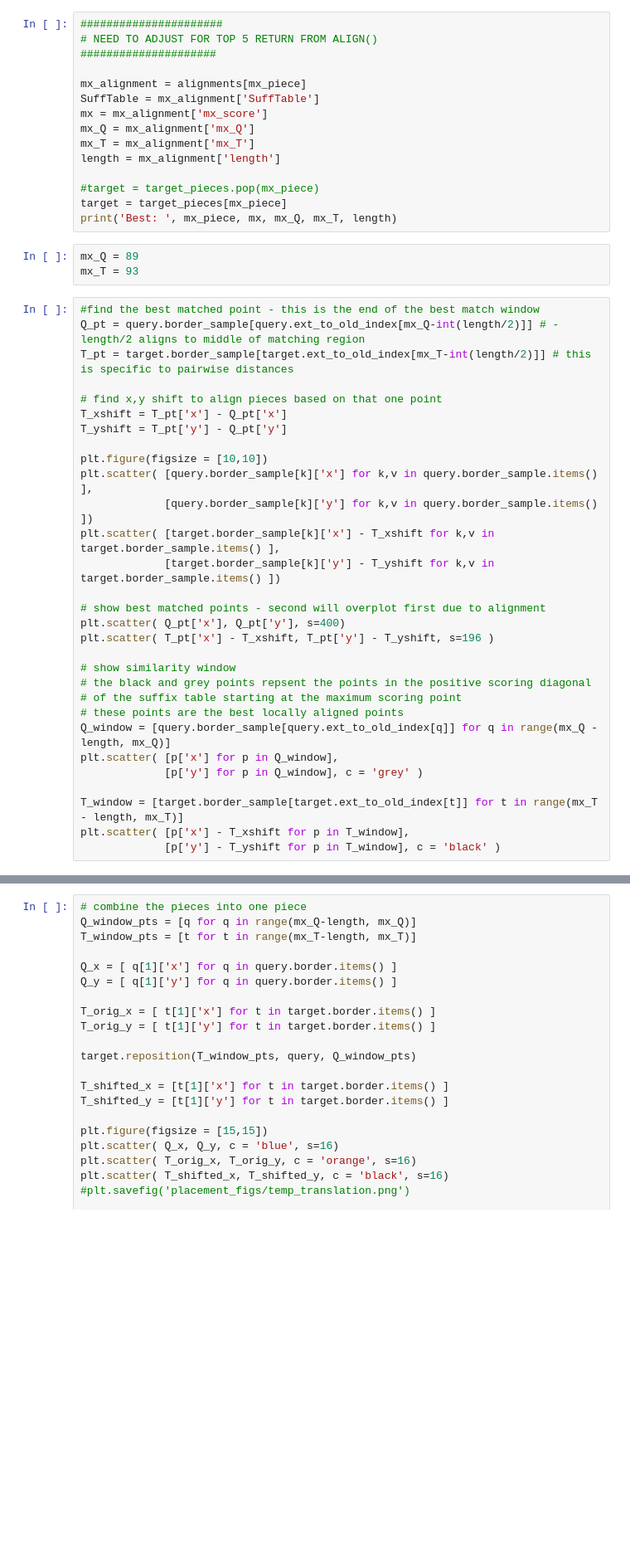
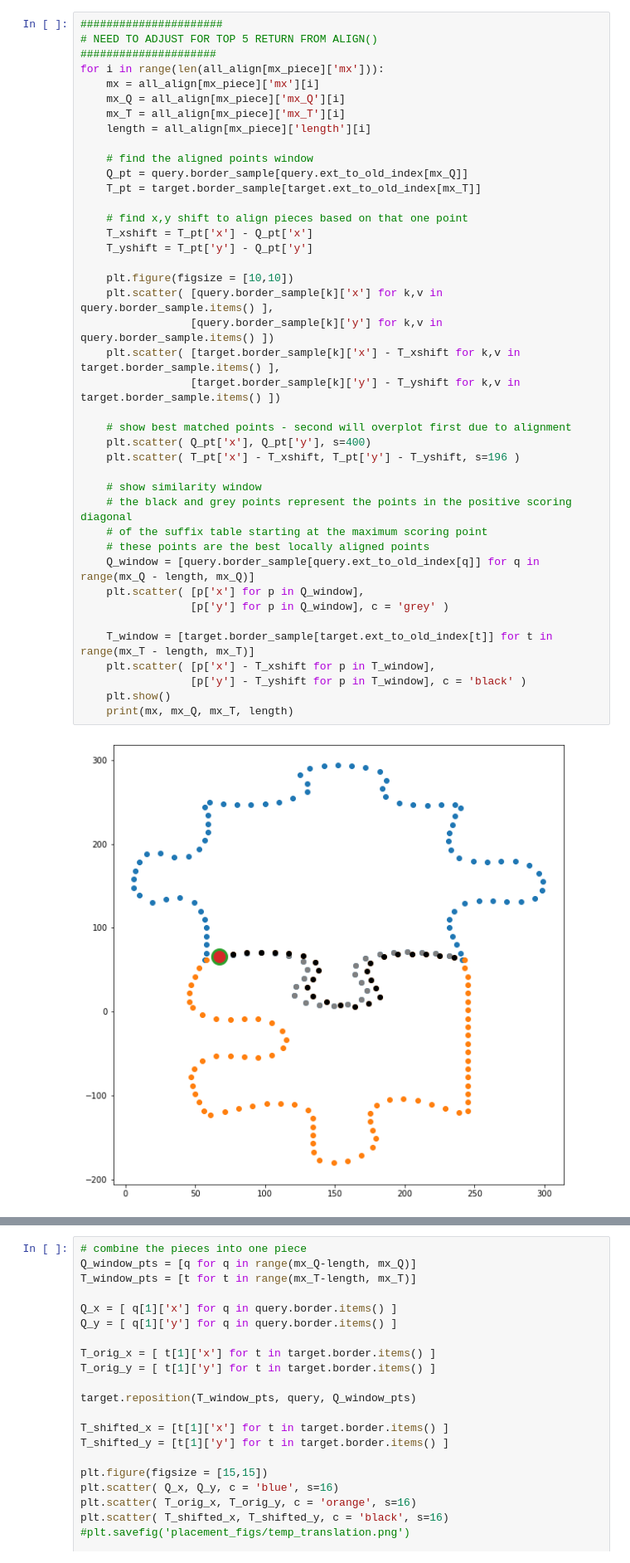
Before and after one commit to KirkDCO/JigSolve, a Jupyter notebook: general_design/3x3_Top5Hits.ipynb, the cells around one changed output, grey strips where cells are left out. Shown at 83% size. Drawn from its saved outputs; the diff is of its cells as text; blank space fills up the shorter version.

```diff
--- a/general_design/3x3_Top5Hits.ipynb
+++ b/general_design/3x3_Top5Hits.ipynb
@@ -84,48 +64,43 @@ alignments
-# %%
-######################
-# NEED TO ADJUST FOR TOP 5 RETURN FROM ALIGN()
-#####################
-
-mx_alignment = alignments[mx_piece]
-SuffTable = mx_alignment['SuffTable']
-mx = mx_alignment['mx_score']
-mx_Q = mx_alignment['mx_Q']
-mx_T = mx_alignment['mx_T']
-length = mx_alignment['length']
-
-#target = target_pieces.pop(mx_piece)
-target = target_pieces[mx_piece]
-print('Best: ', mx_piece, mx, mx_Q, mx_T, length)
-# %%
-mx_Q = 89
-mx_T = 93
 # %%
-#find the best matched point - this is the end of the best match window
-Q_pt = query.border_sample[query.ext_to_old_index[mx_Q-int(length/2)]] # -length/2 aligns to middle of matching region
-T_pt = target.border_sample[target.ext_to_old_index[mx_T-int(length/2)]] # this is specific to pairwise distances
+######################
+# NEED TO ADJUST FOR TOP 5 RETURN FROM ALIGN()
+#####################
+for i in range(len(all_align[mx_piece]['mx'])):
+    mx = all_align[mx_piece]['mx'][i]
+    mx_Q = all_align[mx_piece]['mx_Q'][i]
+    mx_T = all_align[mx_piece]['mx_T'][i]
+    length = all_align[mx_piece]['length'][i]
 
-# find x,y shift to align pieces based on that one point
-T_xshift = T_pt['x'] - Q_pt['x']
-T_yshift = T_pt['y'] - Q_pt['y']
+    # find the aligned points window
+    Q_pt = query.border_sample[query.ext_to_old_index[mx_Q]]
+    T_pt = target.border_sample[target.ext_to_old_index[mx_T]]
 
-plt.figure(figsize = [10,10])
-plt.scatter( [query.border_sample[k]['x'] for k,v in query.border_sample.items() ],
-             [query.border_sample[k]['y'] for k,v in query.border_sample.items() ])
-plt.scatter( [target.border_sample[k]['x'] - T_xshift for k,v in target.border_sample.items() ],
-             [target.border_sample[k]['y'] - T_yshift for k,v in target.border_sample.items() ])
+    # find x,y shift to align pieces based on that one point
+    T_xshift = T_pt['x'] - Q_pt['x']
+    T_yshift = T_pt['y'] - Q_pt['y']
 
-# show best matched points - second will overplot first due to alignment
-plt.scatter( Q_pt['x'], Q_pt['y'], s=400)
-plt.scatter( T_pt['x'] - T_xshift, T_pt['y'] - T_yshift, s=196 )
+    plt.figure(figsize = [10,10])
+    plt.scatter( [query.border_sample[k]['x'] for k,v in query.border_sample.items() ],
+                 [query.border_sample[k]['y'] for k,v in query.border_sample.items() ])
+    plt.scatter( [target.border_sample[k]['x'] - T_xshift for k,v in target.border_sample.items() ],
+                 [target.border_sample[k]['y'] - T_yshift for k,v in target.border_sample.items() ])
 
-# show similarity window
-# the black and grey points repsent the points in the positive scoring diagonal
-# of the suffix table starting at the maximum scoring point
-# these points are the best locally aligned points
-Q_window = [query.border_sample[query.ext_to_old_index[q]] for q in range(mx_Q - length, mx_Q)]
-plt.scatter( [p['x'] for p in Q_window],
-             [p['y'] for p in Q_window], c = 'grey' )
+    # show best matched points - second will overplot first due to alignment
+    plt.scatter( Q_pt['x'], Q_pt['y'], s=400)
+    plt.scatter( T_pt['x'] - T_xshift, T_pt['y'] - T_yshift, s=196 )
 
-T_window = [target.border_sample[target.ext_to_old_index[t]] for t in range(mx_T - length, mx_T)]
-plt.scatter( [p['x'] - T_xshift for p in T_window],
-             [p['y'] - T_yshift for p in T_window], c = 'black' )
+    # show similarity window
+    # the black and grey points represent the points in the positive scoring diagonal
+    # of the suffix table starting at the maximum scoring point
+    # these points are the best locally aligned points
+    Q_window = [query.border_sample[query.ext_to_old_index[q]] for q in range(mx_Q - length, mx_Q)]
+    plt.scatter( [p['x'] for p in Q_window],
+                 [p['y'] for p in Q_window], c = 'grey' )
+
+    T_window = [target.border_sample[target.ext_to_old_index[t]] for t in range(mx_T - length, mx_T)]
+    plt.scatter( [p['x'] - T_xshift for p in T_window],
+                 [p['y'] - T_yshift for p in T_window], c = 'black' )
+    plt.show()
+    print(mx, mx_Q, mx_T, length)
+# %% [output]
+[figure, added]
```
Also changed, not shown: parts of 10 cells of this notebook, 3 other files.
